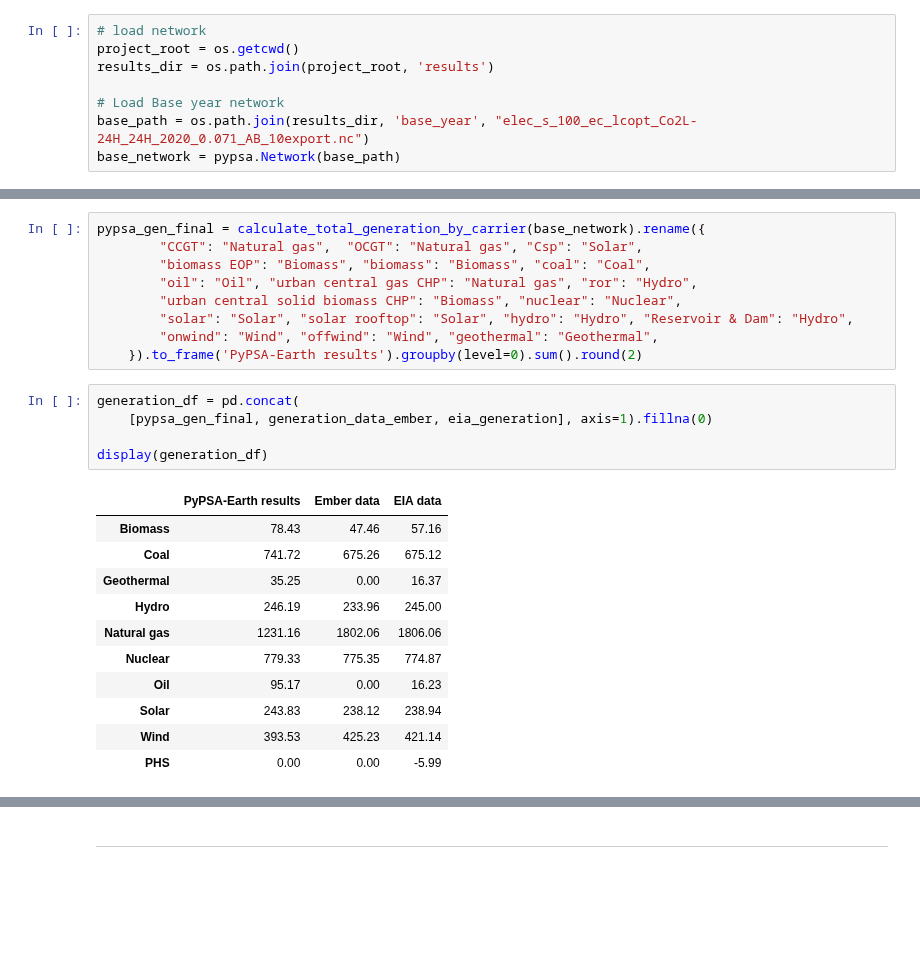
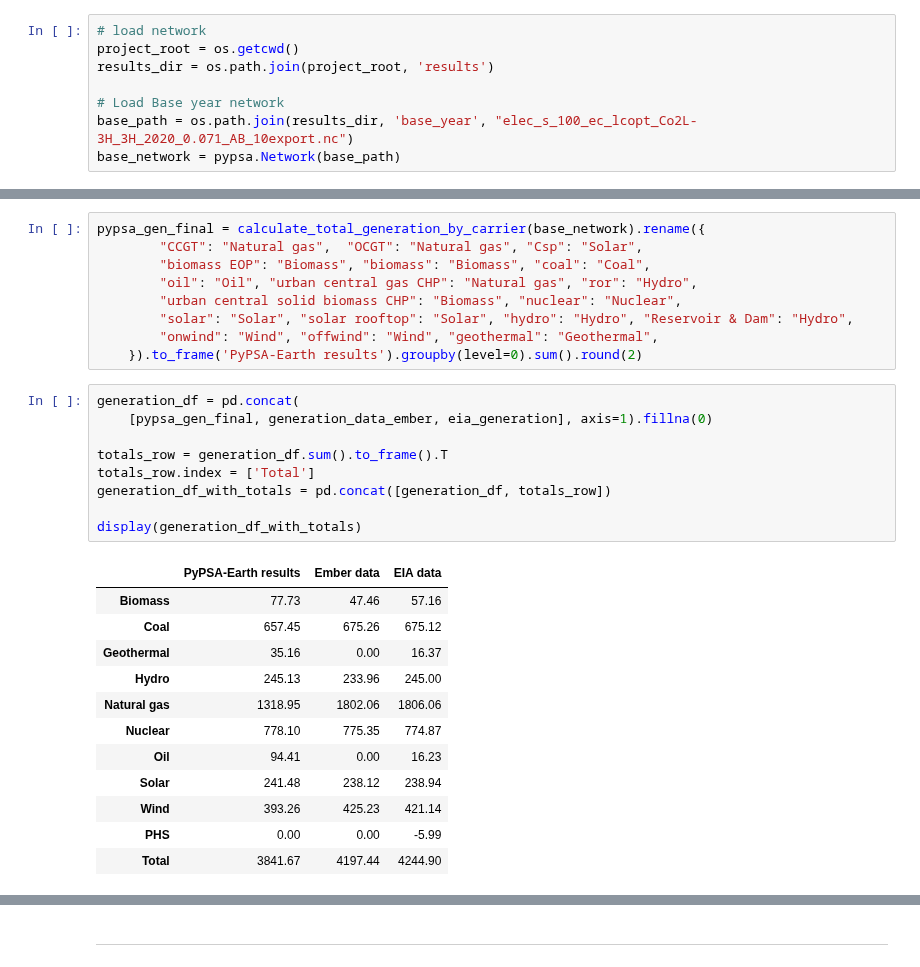
Before and after one commit to open-energy-transition/efuels-supply-potentials, a Jupyter notebook: notebooks/validation_base_year.ipynb, the cells around one changed output, grey strips where cells are left out. Saved outputs shown, nothing was run; the diff lists cells and outputs as text; blank space fills up the shorter version.

```diff
--- a/notebooks/validation_base_year.ipynb
+++ b/notebooks/validation_base_year.ipynb
@@ -64,6 +64,6 @@ project_root = os.getcwd()
 results_dir = os.path.join(project_root, 'results')
 
 # Load Base year network
-base_path = os.path.join(results_dir, 'base_year', "elec_s_100_ec_lcopt_Co2L-24H_24H_2020_0.071_AB_10export.nc")
+base_path = os.path.join(results_dir, 'base_year', "elec_s_100_ec_lcopt_Co2L-3H_3H_2020_0.071_AB_10export.nc")
 base_network = pypsa.Network(base_path)
 # %% [output]
@@ -197,20 +197,25 @@ pypsa_gen_final = calculate_total_generation_by_carrier(base_network).rename({
 # %%
 generation_df = pd.concat(
     [pypsa_gen_final, generation_data_ember, eia_generation], axis=1).fillna(0)
 
-display(generation_df)
+totals_row = generation_df.sum().to_frame().T
+totals_row.index = ['Total']
+generation_df_with_totals = pd.concat([generation_df, totals_row])
+
+display(generation_df_with_totals)
 # %% [output]
 |  | PyPSA-Earth results | Ember data | EIA data |
-| Biomass | 78.43 | 47.46 | 57.16 |
-| Coal | 741.72 | 675.26 | 675.12 |
-| Geothermal | 35.25 | 0.00 | 16.37 |
-| Hydro | 246.19 | 233.96 | 245.00 |
-| Natural gas | 1231.16 | 1802.06 | 1806.06 |
-| Nuclear | 779.33 | 775.35 | 774.87 |
-| Oil | 95.17 | 0.00 | 16.23 |
-| Solar | 243.83 | 238.12 | 238.94 |
-| Wind | 393.53 | 425.23 | 421.14 |
+| Biomass | 77.73 | 47.46 | 57.16 |
+| Coal | 657.45 | 675.26 | 675.12 |
+| Geothermal | 35.16 | 0.00 | 16.37 |
+| Hydro | 245.13 | 233.96 | 245.00 |
+| Natural gas | 1318.95 | 1802.06 | 1806.06 |
+| Nuclear | 778.10 | 775.35 | 774.87 |
+| Oil | 94.41 | 0.00 | 16.23 |
+| Solar | 241.48 | 238.12 | 238.94 |
+| Wind | 393.26 | 425.23 | 421.14 |
 | PHS | 0.00 | 0.00 | -5.99 |
+| Total | 3841.67 | 4197.44 | 4244.90 |
 # %%
 generation_df.plot(kind="bar", figsize=(12, 6), width=0.8)
 plt.title(f"Electricity Generation by technology class - {horizon}")
```
Also changed, not shown: parts of 7 cells of this notebook, 1 other file.
